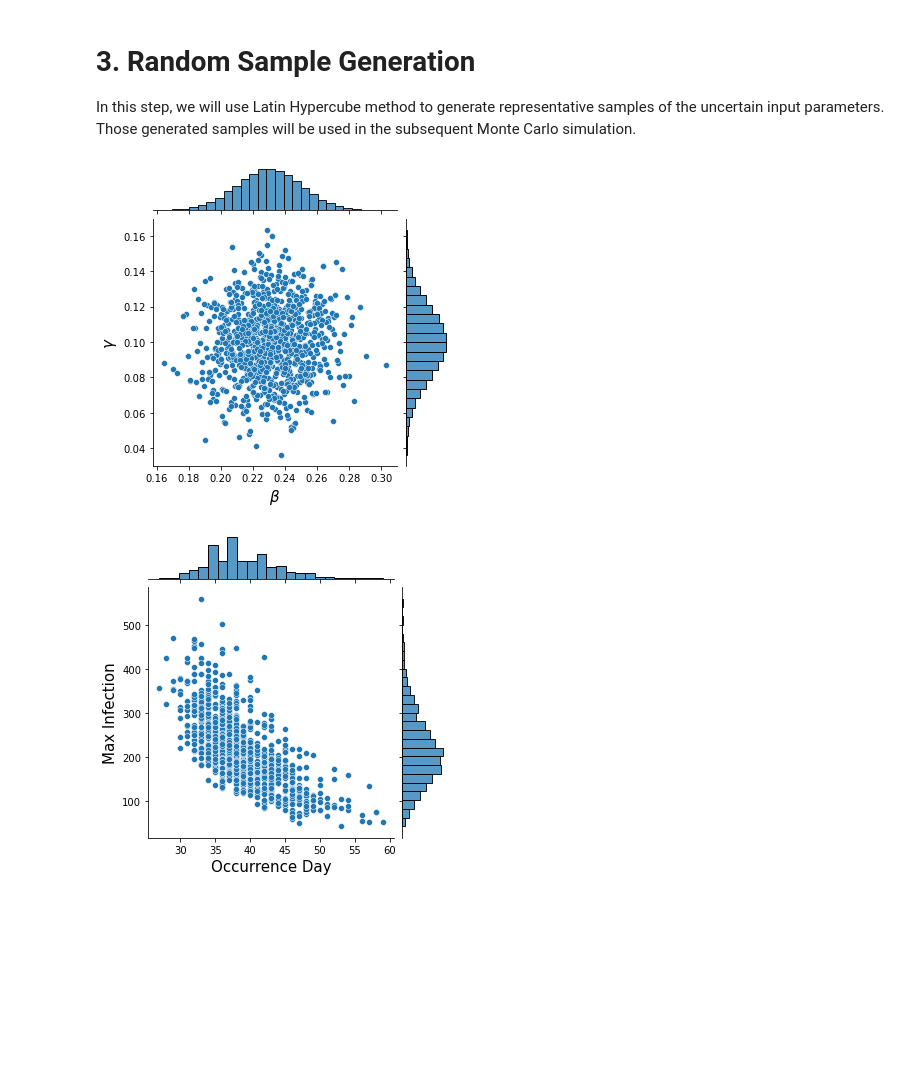
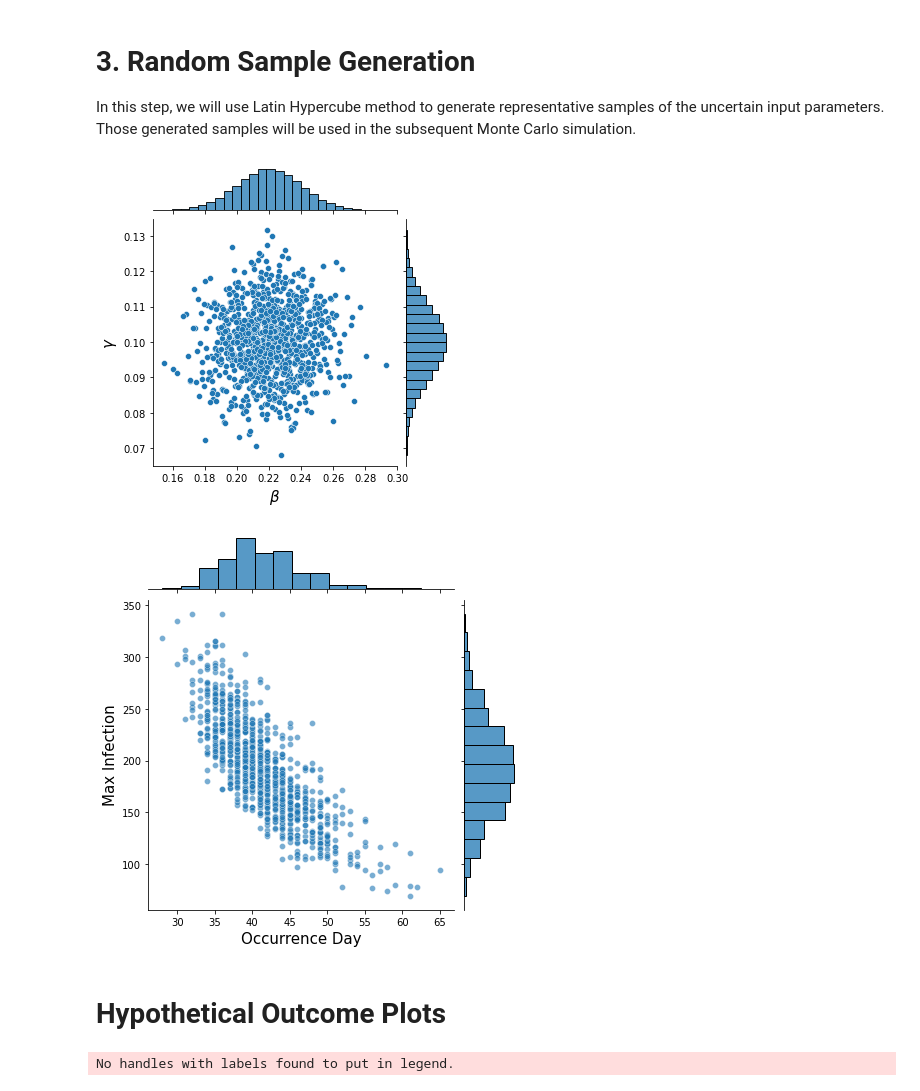
Before and after one commit to ShuaiGuo16/Forward_UQ, a Jupyter notebook: Forward_UQ_Tutorial.ipynb, the cells around one changed output. Cells and saved outputs as stored; diff of their text form; code cells hidden in the pictures; blank space fills up the shorter version.

Commit message:
HOP plot

```diff
--- a/Forward_UQ_Tutorial.ipynb
+++ b/Forward_UQ_Tutorial.ipynb
@@ -122,10 +122,10 @@ samples = lhs(2, samples=sample_num, criterion='maximin')
 # Transform the samples to our target distributions
 
 # Transform beta
-beta_samples = norm(loc=0.23, scale=0.02).ppf(samples[:,0])
+beta_samples = norm(loc=0.22, scale=0.02).ppf(samples[:,0])
 
 # Transform gamma
-gamma_samples = norm(loc=0.1, scale=0.02).ppf(samples[:,1])
+gamma_samples = norm(loc=0.1, scale=0.01).ppf(samples[:,1])
 # %%
 # Visualize samples
 df_samples = pd.DataFrame({r"$\beta$":beta_samples,
@@ -134,7 +134,7 @@ df_samples = pd.DataFrame({r"$\beta$":beta_samples,
 plt.rcParams["axes.labelsize"] = 15
 sns.jointplot(data=df_samples, x=r"$\beta$", y=r"$\gamma$", height=5);
 # %% [output]
-[figure, old version]
+[figure, new version]
 # %%
 # Monte Carlo simulation
 susceptible, infection, recovery = (np.zeros((t.shape[0], sample_num)) for i in range(3))
@@ -151,11 +151,65 @@ for i in range(sample_num):
 max_infection = infection.max(axis=0)
 max_time = infection.argmax(axis=0)
 # %%
-# Visualize samples
+# Visualize output uncertainty
 outputs = pd.DataFrame({"Max Infection":max_infection,
                           "Occurrence Day":max_time})
 
 plt.rcParams["axes.labelsize"] = 15
-sns.jointplot(data=outputs, x="Occurrence Day", y="Max Infection", height=5);
+h = sns.jointplot(data=outputs, x="Occurrence Day", y="Max Infection",
+                  # xlim=(5,165), ylim=(-20,1120),
+                  marginal_kws=dict(bins=15),
+                  alpha=0.6,
+                  height=6)
 # %% [output]
-[figure, old version]
+[figure, new version]
+# %% [markdown]
+# Hypothetical Outcome Plots
+# %%
+# Animate a single trajectory
+pick_sample = 5      # Select a sample trajectory to simulate
+
+# Set up the graph
+fig = plt.figure(figsize=(7,5))
+ax_show = plt.subplot2grid((6, 1), (0, 0), rowspan=5, colspan=1)
+ax_hide = plt.subplot2grid((6, 1), (5, 0), rowspan=1, colspan=1)
+
+ax_show.set(xlim=(-5, 165), ylim=(-20,1020))
+ax_show.set_xlabel('Time /days', fontsize=15)
+ax_show.set_ylabel('Number', fontsize=15)
+
+# A work-around to prevent cropping the labels when saving gif
+ax_hide.axis('off')
+
+# Enrich scatter data in each iteration
+scatter_x, scatter_y = [], []
+
+# Initiate camera
+camera = Camera(fig)
+
+# Create individual frames
+for i in range(50):
+    for j in range(1, t.shape[0]+1):
+
+        # Add three trajectories
+        ax_show.plot(t[:j], susceptible[:j,i], 'b', lw=2, label='Susceptible')
+        ax_show.plot(t[:j], infection[:j,i], 'r', lw=2, label='Infected')
+        ax_show.plot(t[:j], recovery[:j,i], 'g', lw=2, label='Recovered')
+
+        # Add scatter plot
+        if t[j]==max_time[i]:
+            scatter_x.append(max_time[i])
+            scatter_y.append(max_infection[i])
+        ax_show.scatter(scatter_x, scatter_y, c='r', alpha=0.5)
+
+        # Add legend (only plot in the beginning)
+        if i==0 and j==0:
+            ax_show.legend(loc="center right",prop={'size': 12})
+
+        # Capture frame
+        camera.snap()
+
+    # Stop the static plot from displaying
+plt.close()
+# %% [output]
+No handles with labels found to put in legend.
```
Also changed, not shown: parts of 2 cells of this notebook.
